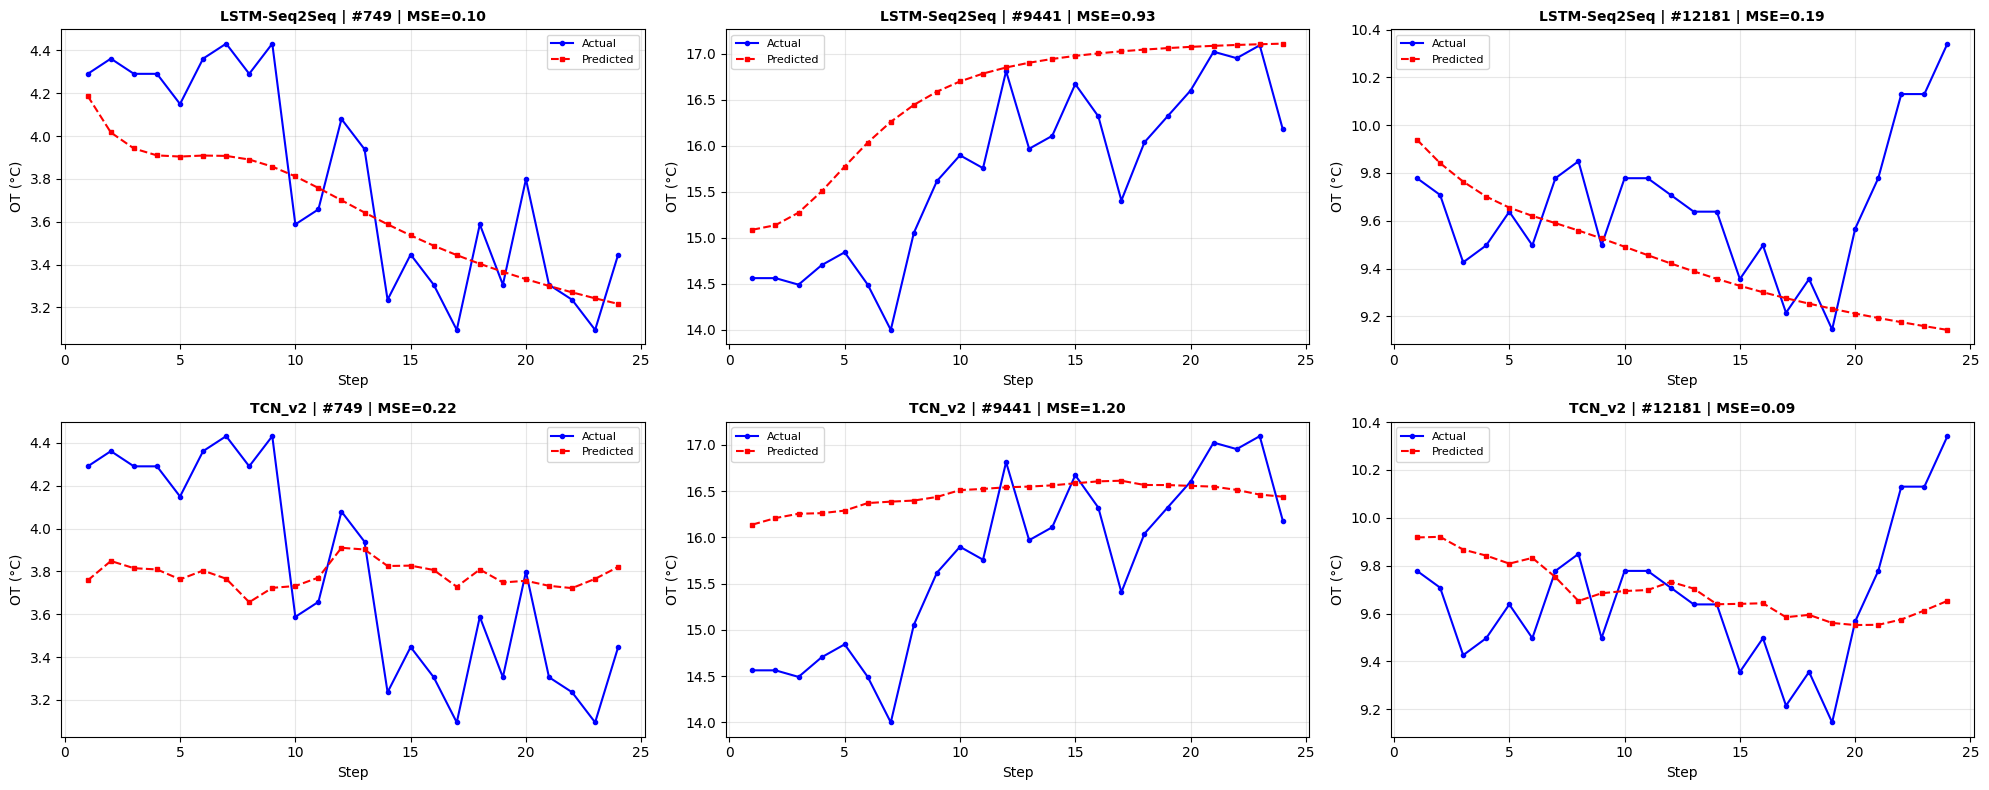
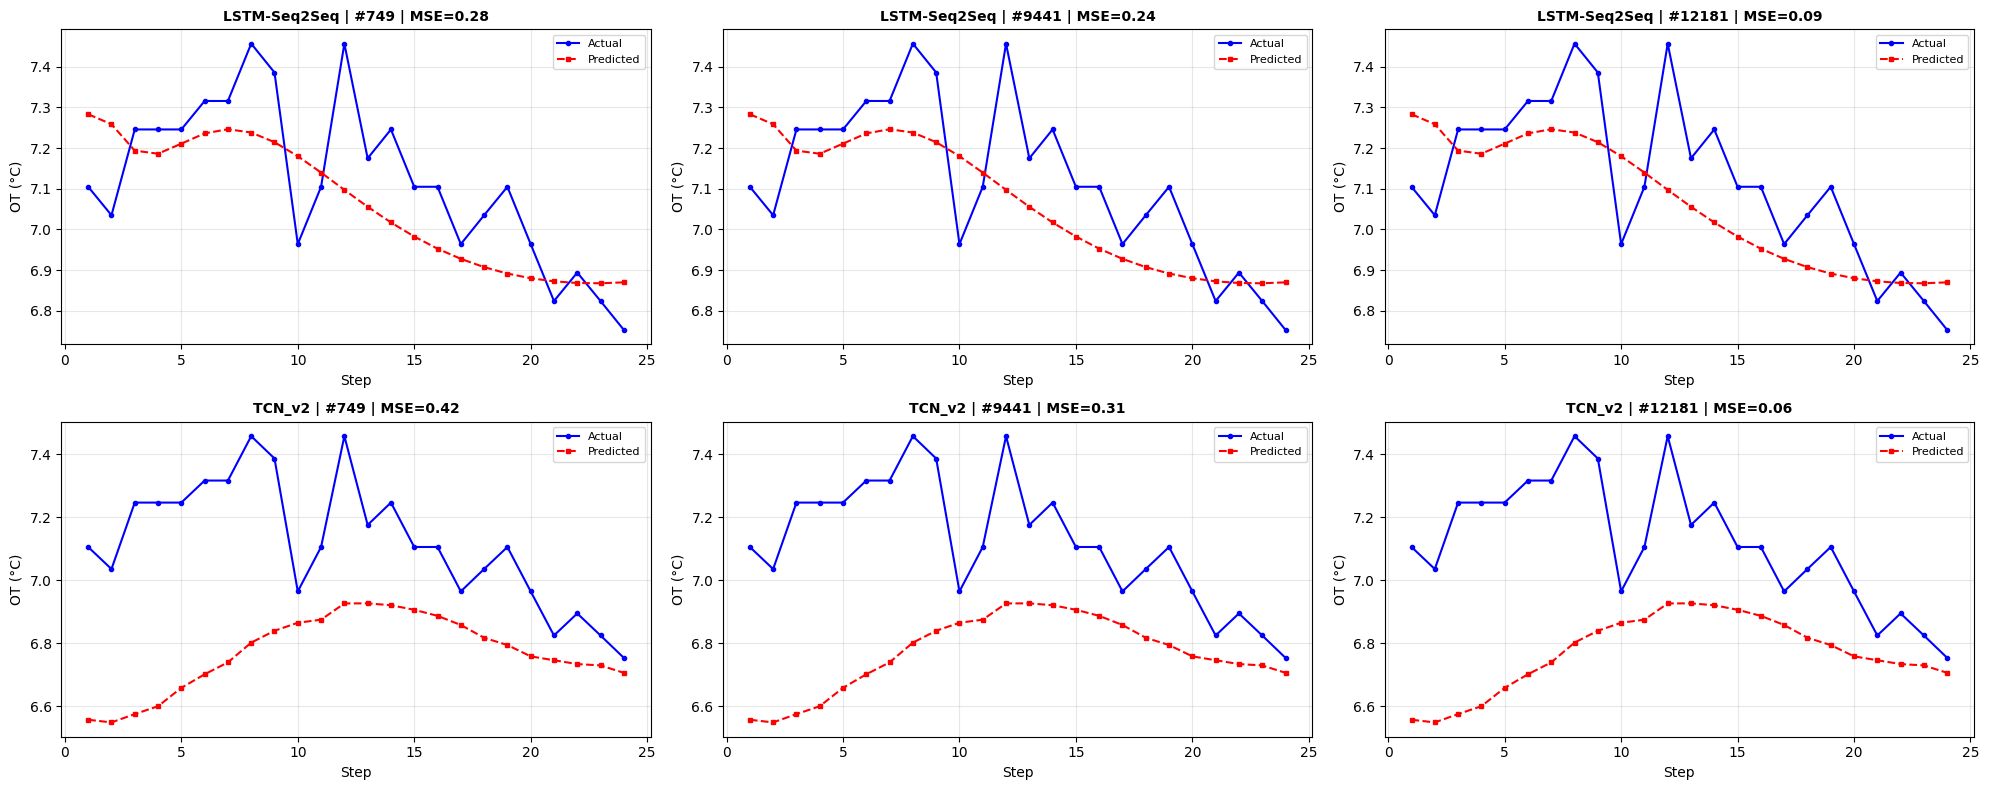
Code edit (unified diff) that turned the first committed figure into the second:
--- before
+++ after
@@ -13,6 +13,6 @@
         ax = axes[row, col]
         steps = range(1, pred_len + 1)
-        ax.plot(steps, trues[idx], 'b-o', label='Actual', markersize=3, linewidth=1.5)
-        ax.plot(steps, preds[idx], 'r--s', label='Predicted', markersize=3, linewidth=1.5)
+        ax.plot(steps, trues[sample_idx], 'b-o', label='Actual', markersize=3, linewidth=1.5)
+        ax.plot(steps, preds[sample_idx], 'r--s', label='Predicted', markersize=3, linewidth=1.5)
         mse_i = np.mean((preds[idx] - trues[idx])**2)
         ax.set_title(f'{name} | #{idx} | MSE={mse_i:.2f}', fontweight='bold', fontsize=10)
@@ -20,4 +20,4 @@
         ax.legend(fontsize=8); ax.grid(True, alpha=0.3)
 plt.tight_layout()
-plt.savefig('.../results/predictions_v9.png', dpi=150, bbox_inches='tight')
+plt.savefig('.../results/predictions.png', dpi=150, bbox_inches='tight')
 plt.show()

Commit: abc